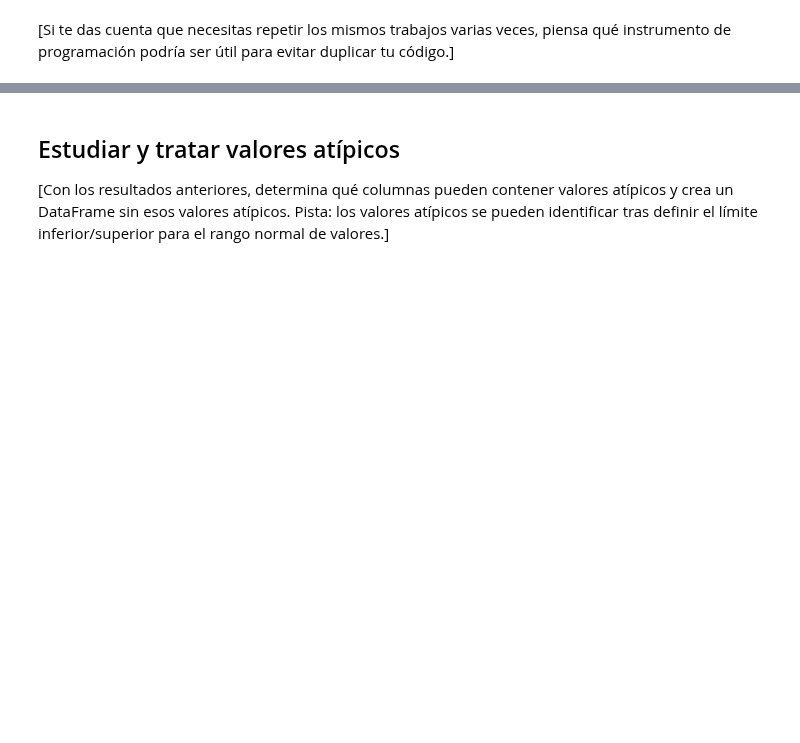
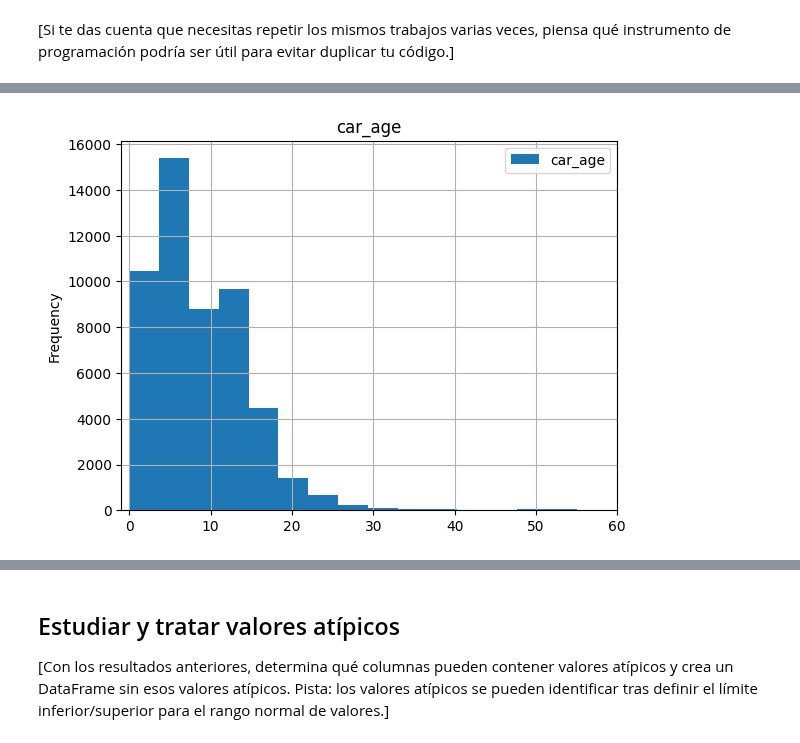
Before and after one commit to ChristianMartinezCaceres/Practicum-portfolio, a Jupyter notebook: 03_vehicle_price_Analysis/vehicle_price_analysis_notebook.ipynb, the cells around one changed output, grey strips where cells are left out. Drawn from its saved outputs; the diff is of its cells as text; code cells hidden in the pictures; blank space fills up the shorter version.

```diff
--- a/03_vehicle_price_Analysis/vehicle_price_analysis_notebook.ipynb
+++ b/03_vehicle_price_Analysis/vehicle_price_analysis_notebook.ipynb
@@ -993,0 +1041,4 @@ Los parámetros son:
+# %%
+hist_cuantitative(cars, 'car_age', bins_number=30, x_axis=(-1, 60))
+# %% [output]
+[figure, added]
```
Also changed, not shown: parts of 40 cells of this notebook.
